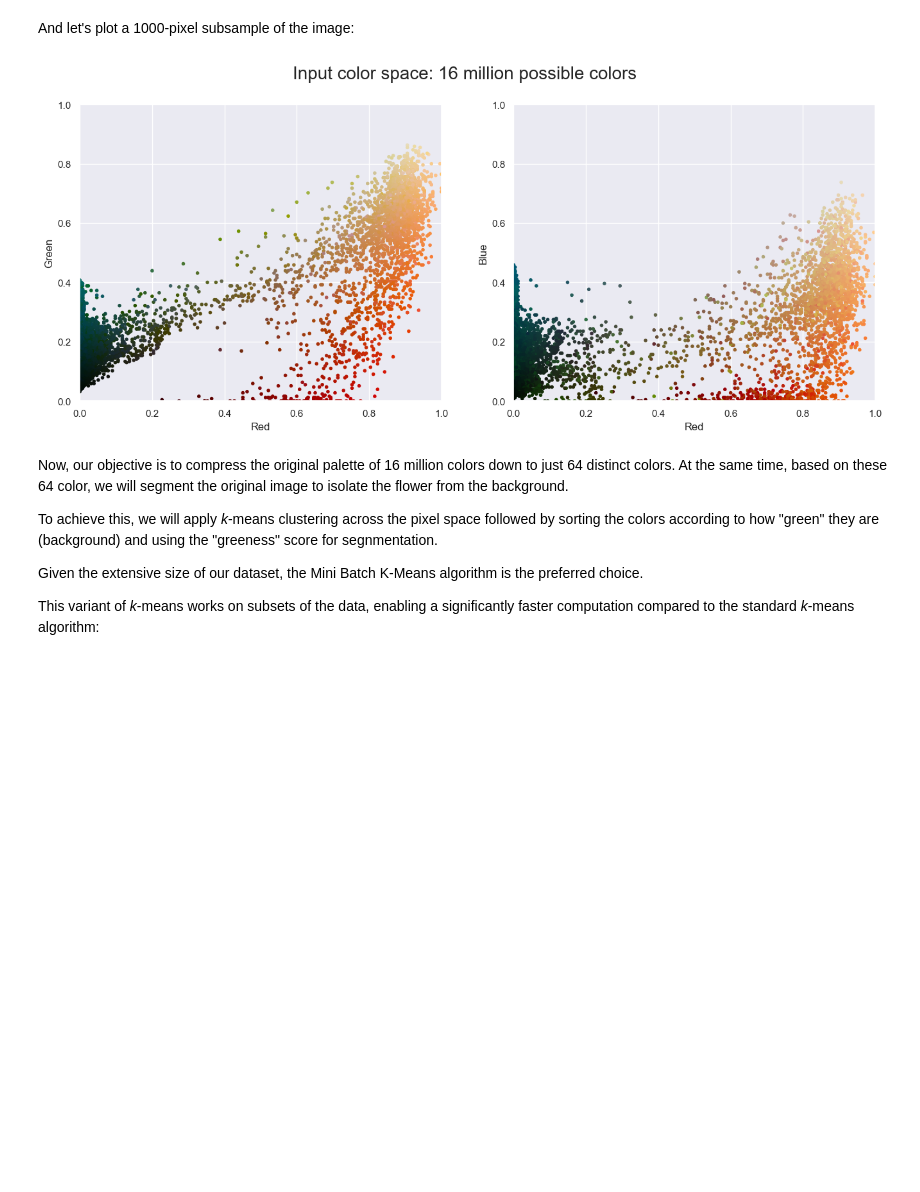
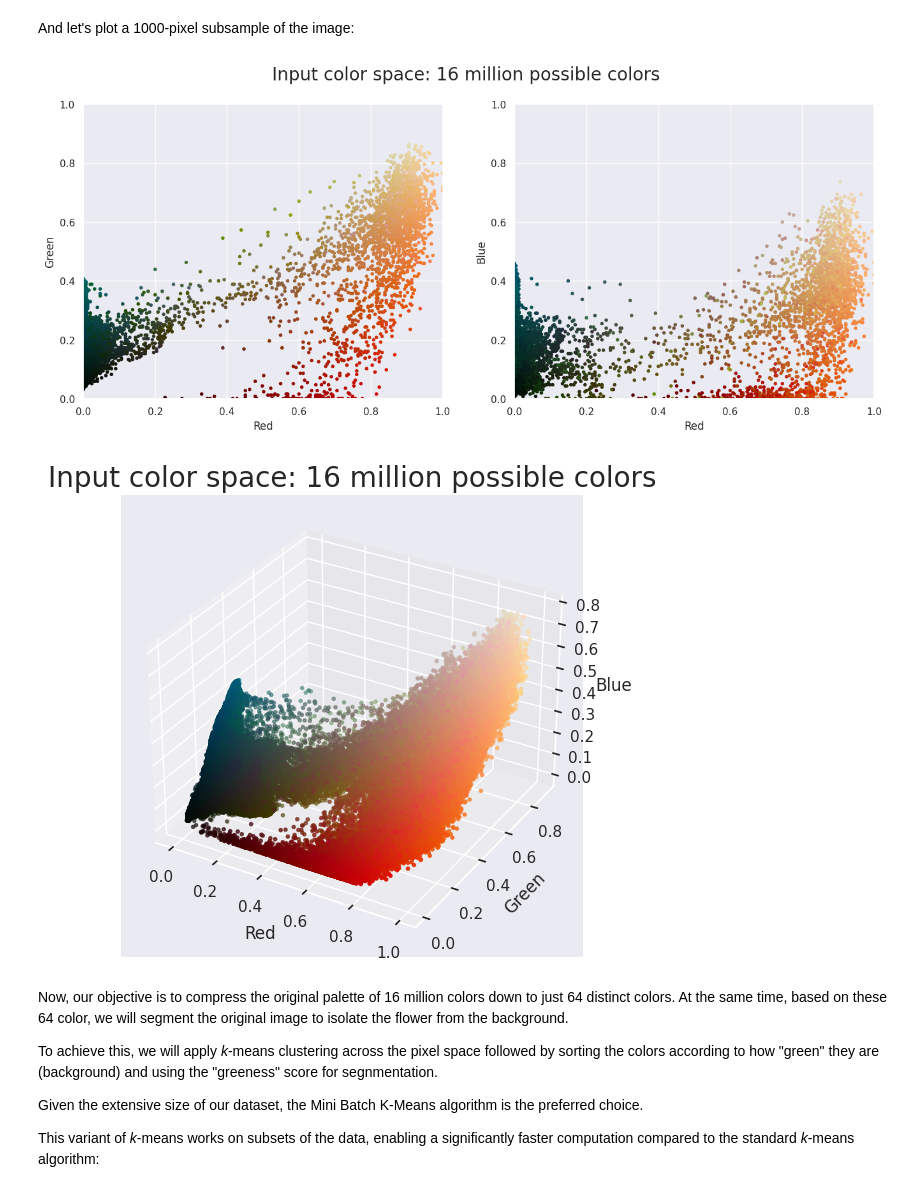
Before and after one commit to AIBiology/Jupyter_Content, a Jupyter notebook: 13_2_Intro_clustering_student.ipynb, the cells around one changed output. Saved outputs shown, nothing was run; the diff lists cells and outputs as text; code cells hidden in the pictures; blank space fills up the shorter version.

```diff
--- a/13_2_Intro_clustering_student.ipynb
+++ b/13_2_Intro_clustering_student.ipynb
@@ -404,10 +404,21 @@ def plot_pixels(data, title, colors=None, N=10000):
     ax[1].set(xlabel='Red', ylabel='Blue', xlim=(0, 1), ylim=(0, 1))
 
     fig.suptitle(title, size=20);
-# %%
-plot_pixels(data, title='Input color space: 16 million possible colors')
-# %% [output]
-[figure, removed]
+# %%
+plot_pixels(data, title='Input color space: 16 million possible colors')
+
+#plot 3d plot of the data
+from mpl_toolkits.mplot3d import Axes3D
+fig = plt.figure(figsize=(8, 6))
+ax = fig.add_subplot(111, projection='3d')
+ax.scatter(data[:, 0], data[:, 1], data[:, 2], color=data, marker='.')
+ax.set_xlabel('Red')
+ax.set_ylabel('Green')
+ax.set_zlabel('Blue')
+ax.set_title('Input color space: 16 million possible colors', size=20);
+# %% [output]
+[figure, added]
+[figure, added]
 # %% [markdown]
 Now, our objective is to compress the original palette of 16 million colors down to just 64 distinct colors. At the same time, based on these 64 color, we will segment the original image to isolate the flower from the background.
 
```
Also changed, not shown: parts of 6 cells of this notebook.
